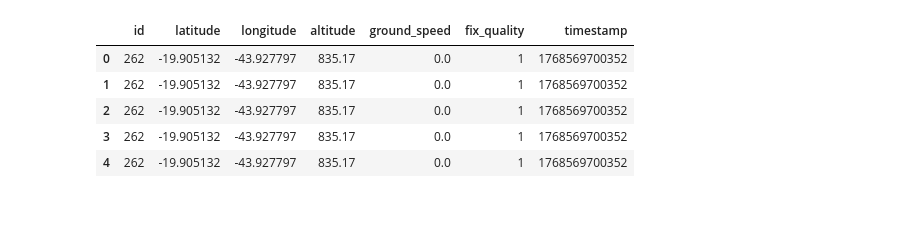
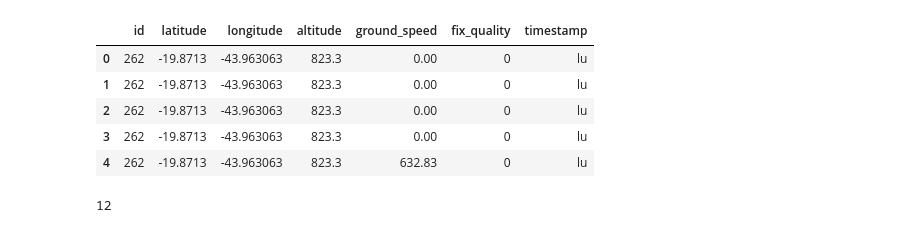
Before and after one commit to Tesla-UFMG/Data-Analysis, a Jupyter notebook: notebooks/gnss_analysis.ipynb, the cells around one changed output. Cells and saved outputs as stored; diff of their text form; code cells hidden in the pictures.

Commit message:
add teste GNSS placa 2026 20-02

```diff
--- a/notebooks/gnss_analysis.ipynb
+++ b/notebooks/gnss_analysis.ipynb
@@ -4,16 +4,17 @@ import folium
 # %%
 # Load CSV
 # dataset = "../data/dados_gnss/volta_eng_130126.txt"
 dataset = "../data/dados_gnss/quarto_160126.txt"
+dataset = "../data/dados_gnss/placa_2026/teste_andando_lucas_200226.txt"
 df = pd.read_csv(dataset)
 df.head(5)
 # %% [output]
 |  | id | latitude | longitude | altitude | ground_speed | fix_quality | timestamp |
-| 0 | 262 | -19.905132 | -43.927797 | 835.17 | 0.0 | 1 | 1768569700352 |
-| 1 | 262 | -19.905132 | -43.927797 | 835.17 | 0.0 | 1 | 1768569700352 |
-| 2 | 262 | -19.905132 | -43.927797 | 835.17 | 0.0 | 1 | 1768569700352 |
-| 3 | 262 | -19.905132 | -43.927797 | 835.17 | 0.0 | 1 | 1768569700352 |
-| 4 | 262 | -19.905132 | -43.927797 | 835.17 | 0.0 | 1 | 1768569700352 |
+| 0 | 262 | -19.8713 | -43.963063 | 823.3 | 0.00 | 0 | lu |
+| 1 | 262 | -19.8713 | -43.963063 | 823.3 | 0.00 | 0 | lu |
+| 2 | 262 | -19.8713 | -43.963063 | 823.3 | 0.00 | 0 | lu |
+| 3 | 262 | -19.8713 | -43.963063 | 823.3 | 0.00 | 0 | lu |
+| 4 | 262 | -19.8713 | -43.963063 | 823.3 | 632.83 | 0 | lu |
 # %%
 df = df[df["latitude"] != 0]
 df = df[df["longitude"] != 0]
@@ -38,0 +40,12 @@ m.save("map.html")
+# %%
+
+def nmea_checksum(sentence):
+    cs = 0
+    for c in sentence:
+        cs ^= ord(c)
+    return f"{cs:02X}"
+
+cmd = "PSTMSETPAR,3102,0xA"
+print(nmea_checksum(cmd)) # 0x12
+# %% [output]
+12
```
Also changed, not shown: parts of 1 cell of this notebook, 3 other files.
